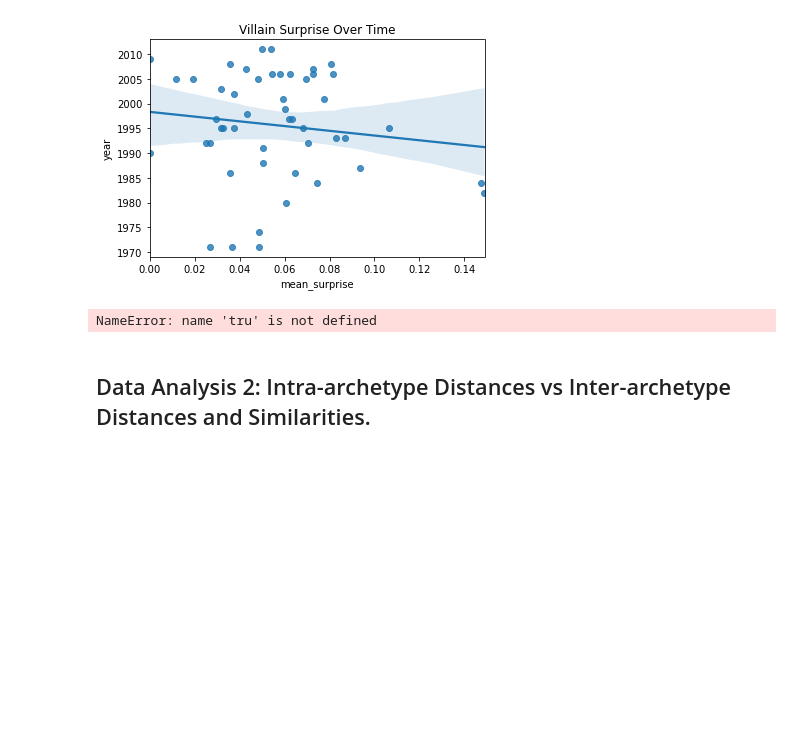
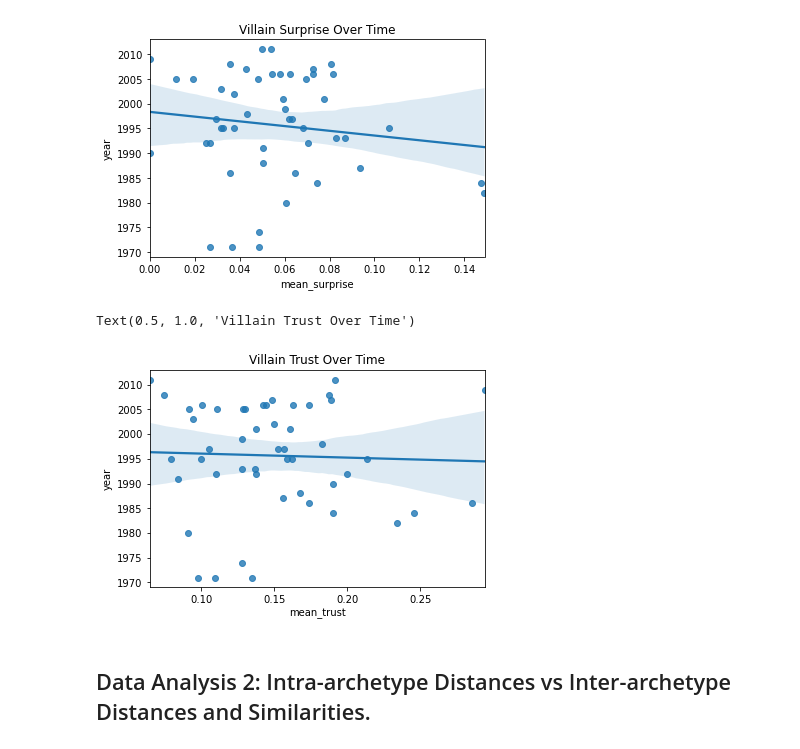
Before and after one commit to AsherML/info-2950, a Jupyter notebook: phase4.ipynb, the cells around one changed output. Drawn from its saved outputs; the diff is of its cells as text; code cells hidden in the pictures; blank space fills up the shorter version.

```diff
--- a/phase4.ipynb
+++ b/phase4.ipynb
@@ -172,9 +172,10 @@ Text(0.5, 1.0, 'Villain Surprise Over Time')
 [figure]
 # %%
 trust = sns.regplot(x = scripts_df['mean_trust'][scripts_df['is_villain']][scripts_df['year']>=1970], y = scripts_df['year'][scripts_df['is_villain']][scripts_df['year']>=1970])
-tru.set_title('Villain Trust Over Time')
+trust.set_title('Villain Trust Over Time')
 # %% [output]
-NameError: name 'tru' is not defined
+Text(0.5, 1.0, 'Villain Trust Over Time')
+[figure, added]
 # %% [markdown]
 ## Data Analysis 2: Intra-archetype Distances vs Inter-archetype Distances and Similarities.
 # %% [markdown]
```
Also changed, not shown: parts of 34 cells of this notebook.
